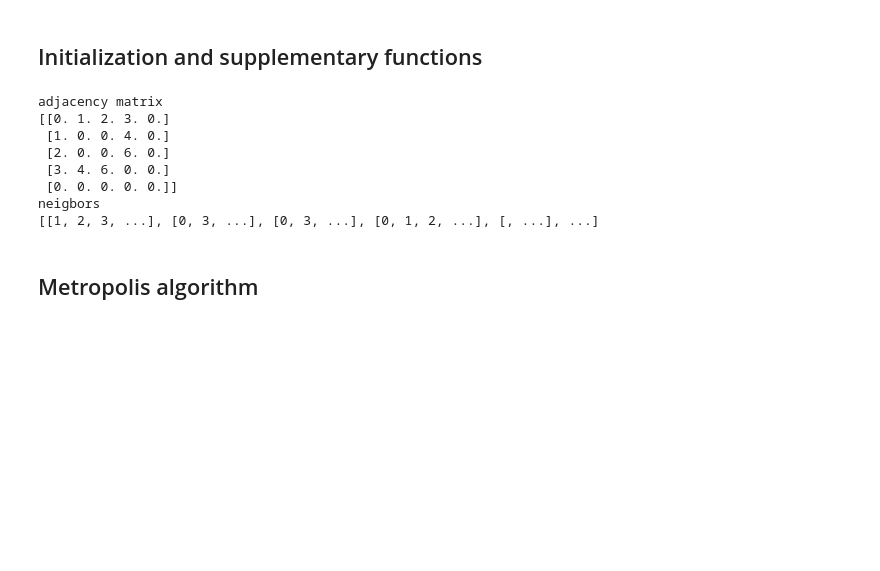
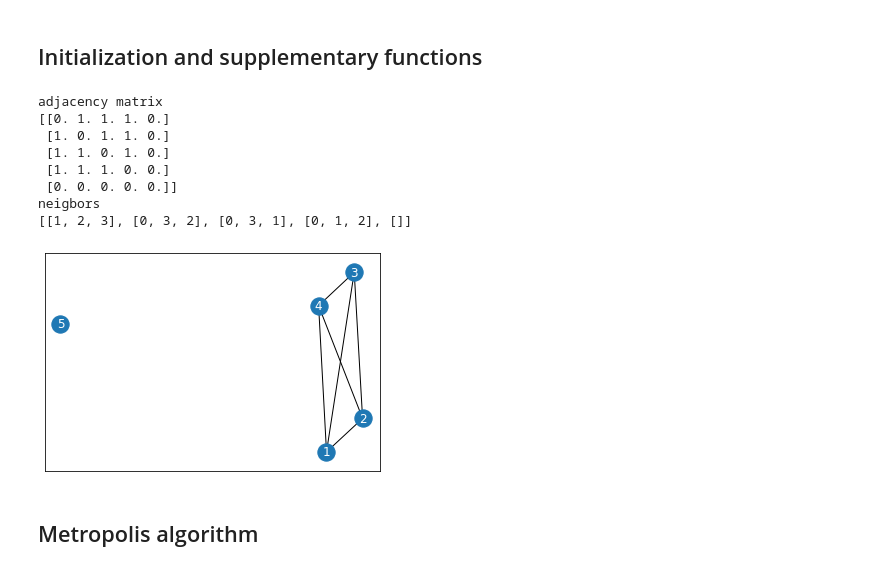
Before and after one commit to talking-bird/Skoltech, a Jupyter notebook: Geometric Deep Learning/Metropolis_MC.ipynb, the cells around one changed output. Saved outputs shown, nothing was run; the diff lists cells and outputs as text; code cells hidden in the pictures; blank space fills up the shorter version.

Commit message:
changed graph from weighted to unweighted, added comments

```diff
--- a/Geometric Deep Learning/Metropolis_MC.ipynb
+++ b/Geometric Deep Learning/Metropolis_MC.ipynb
@@ -22,21 +14,25 @@ import networkx as nx
 # %% [markdown]
 ## Initialization and supplementary functions
 # %%
-T = 300 # K
 def get_graph(file: str):
-    #read graph from file
+    '''
+    reads graph from file
+    '''
     G = nx.Graph()
     with open(file) as f:
         n, N = f.readline().split(' ') # n edges, N nodes
         n, N = int(n), int(N)
-        G.add_nodes_from(np.arange(1,n+1))
+        G.add_nodes_from(np.arange(1,N+1))
         for row in f:
-            node1, node2, weight = row.split(' ')
-            node1, node2, weight = int(node1), int(node2), float(weight)
-            G.add_weighted_edges_from([(node1, node2, weight)])
+            node1, node2 = row.split(' ')
+            node1, node2 = int(node1), int(node2)
+            G.add_edge(node1, node2)
 
-        assert nx.number_of_nodes(G) == n
-        assert nx.number_of_edges(G) == N
+        assert nx.number_of_nodes(G) == N,\
+            f'graph has {nx.number_of_nodes(G)} nodes, expected to have {N} nodes'
+        assert nx.number_of_edges(G) == n,\
+            f'graph has {nx.number_of_edges(G)} edges, expected to have {n} edges'
+
     return G
 # %%
 def adj_matrix(G):
@@ -55,27 +52,31 @@ def adj_matrix(G):
         neighbors.append(neighbors_)
     return adj, neighbors
 # %%
-# example
+# example of the file with graph data:
 with open('test.txt', 'w') as f:
-    f.write('5 5\n')
-    f.write('1 2 1\n')
-    f.write('1 3 2\n')
-    f.write('1 4 3\n')
-    f.write('2 4 4.\n')
-    f.write('3 4 6.\n')
+    f.write('6 5\n')
+    f.write('1 2\n')
+    f.write('1 3\n')
+    f.write('1 4\n')
+    f.write('2 4\n')
+    f.write('3 4\n')
+    f.write('2 3\n')
+
 G = get_graph('test.txt')
 
 adj, neighbors = adj_matrix(G)
 print('adjacency matrix')
 print(adj)
 print('neigbors')
 print(neighbors)
+nx.draw_networkx(G, with_labels=True, font_color='white')
 # %% [output]
 adjacency matrix
-[[0. 1. 2. 3. 0.]
- [1. 0. 0. 4. 0.]
- [2. 0. 0. 6. 0.]
- [3. 4. 6. 0. 0.]
+[[0. 1. 1. 1. 0.]
+ [1. 0. 1. 1. 0.]
+ [1. 1. 0. 1. 0.]
+ [1. 1. 1. 0. 0.]
  [0. 0. 0. 0. 0.]]
 neigbors
-[[1, 2, 3, ...], [0, 3, ...], [0, 3, ...], [0, 1, 2, ...], [, ...], ...]
+[[1, 2, 3], [0, 3, 2], [0, 3, 1], [0, 1, 2], []]
+[figure, added]
```
Also changed, not shown: parts of 12 cells of this notebook.
